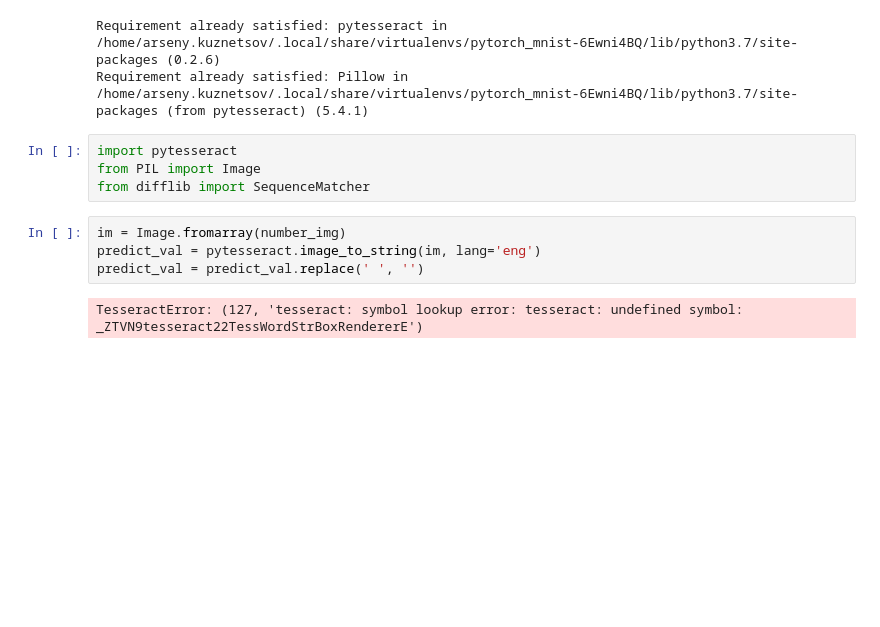
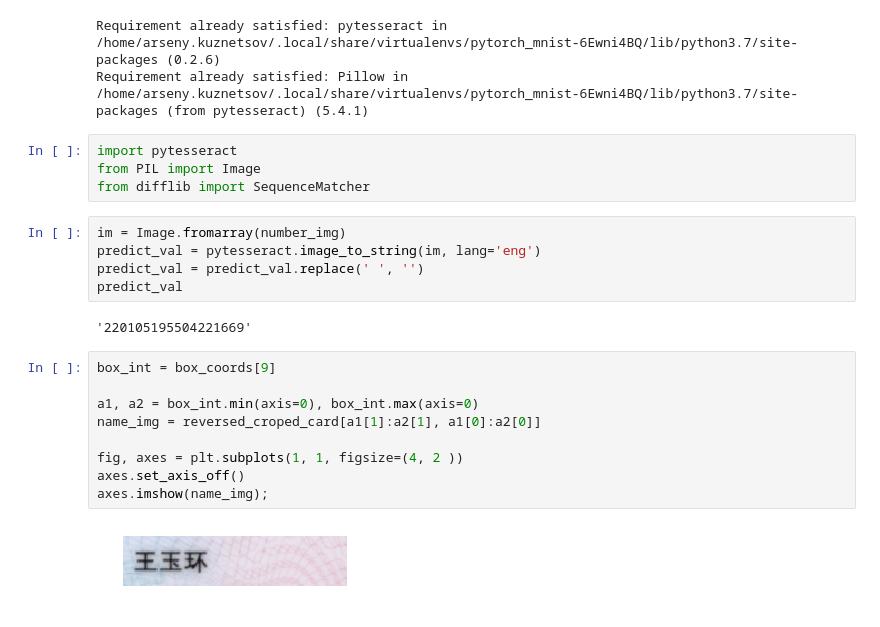
Before and after one commit to sdlm/pytorch_mnist, a Jupyter notebook: final_pipeline.ipynb, the cells around one changed output. Drawn from its saved outputs; the diff is of its cells as text; blank space fills up the shorter version.

Commit message:
add tesseract to pipline

```diff
--- a/final_pipeline.ipynb
+++ b/final_pipeline.ipynb
@@ -233,5 +232,17 @@ from difflib import SequenceMatcher
 im = Image.fromarray(number_img)
 predict_val = pytesseract.image_to_string(im, lang='eng')
 predict_val = predict_val.replace(' ', '')
+predict_val
 # %% [output]
-TesseractError: (127, 'tesseract: symbol lookup error: tesseract: undefined symbol: _ZTVN9tesseract22TessWordStrBoxRendererE')
+'220105195504221669'
+# %%
+box_int = box_coords[9]
+
+a1, a2 = box_int.min(axis=0), box_int.max(axis=0)
+name_img = reversed_croped_card[a1[1]:a2[1], a1[0]:a2[0]]
+
+fig, axes = plt.subplots(1, 1, figsize=(4, 2 ))
+axes.set_axis_off()
+axes.imshow(name_img);
+# %% [output]
+[figure, added]
```
Also changed, not shown: parts of 8 cells of this notebook.
